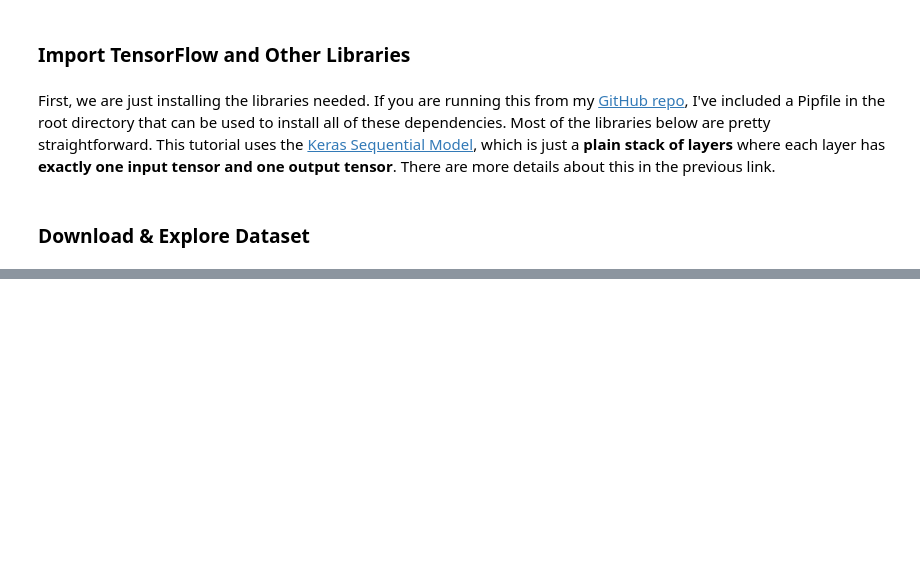
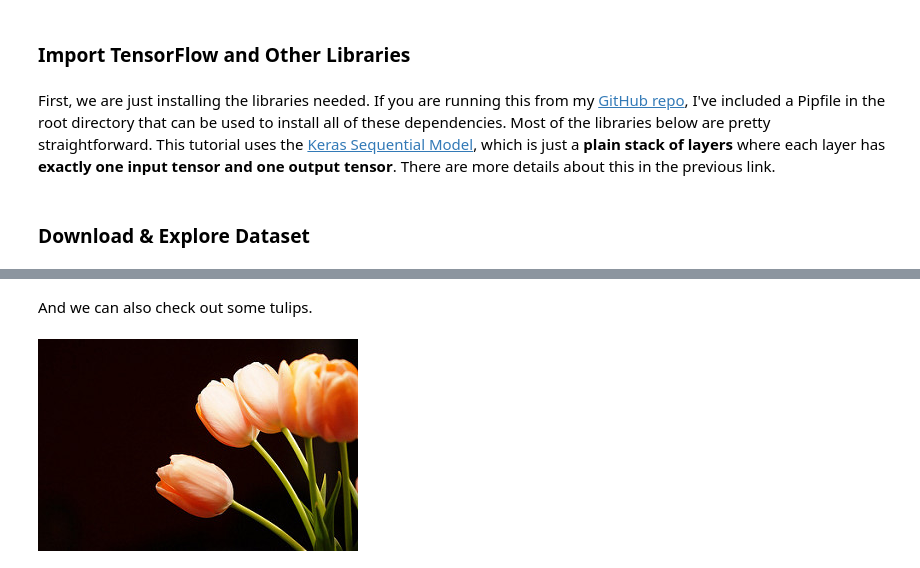
Before and after one commit to jasonwu2153/flower-image-classifier-tutorial, a Jupyter notebook: notebook.ipynb, the cells around one changed output, grey strips where cells are left out. Cells and saved outputs as stored; diff of their text form; code cells hidden in the pictures; blank space fills up the shorter version.

```diff
--- a/notebook.ipynb
+++ b/notebook.ipynb
@@ -22,0 +57,7 @@ Tensorflow's tutorial comes with a dataset of 3,700 flower images organized with
+# %% [markdown]
+And we can also check out some tulips.
+# %%
+tulips = list(data_dir.glob('tulips/*'))
+PIL.Image.open(str(tulips[0]))
+# %% [output]
+[figure, added]
```
Also changed, not shown: parts of 66 cells of this notebook.
